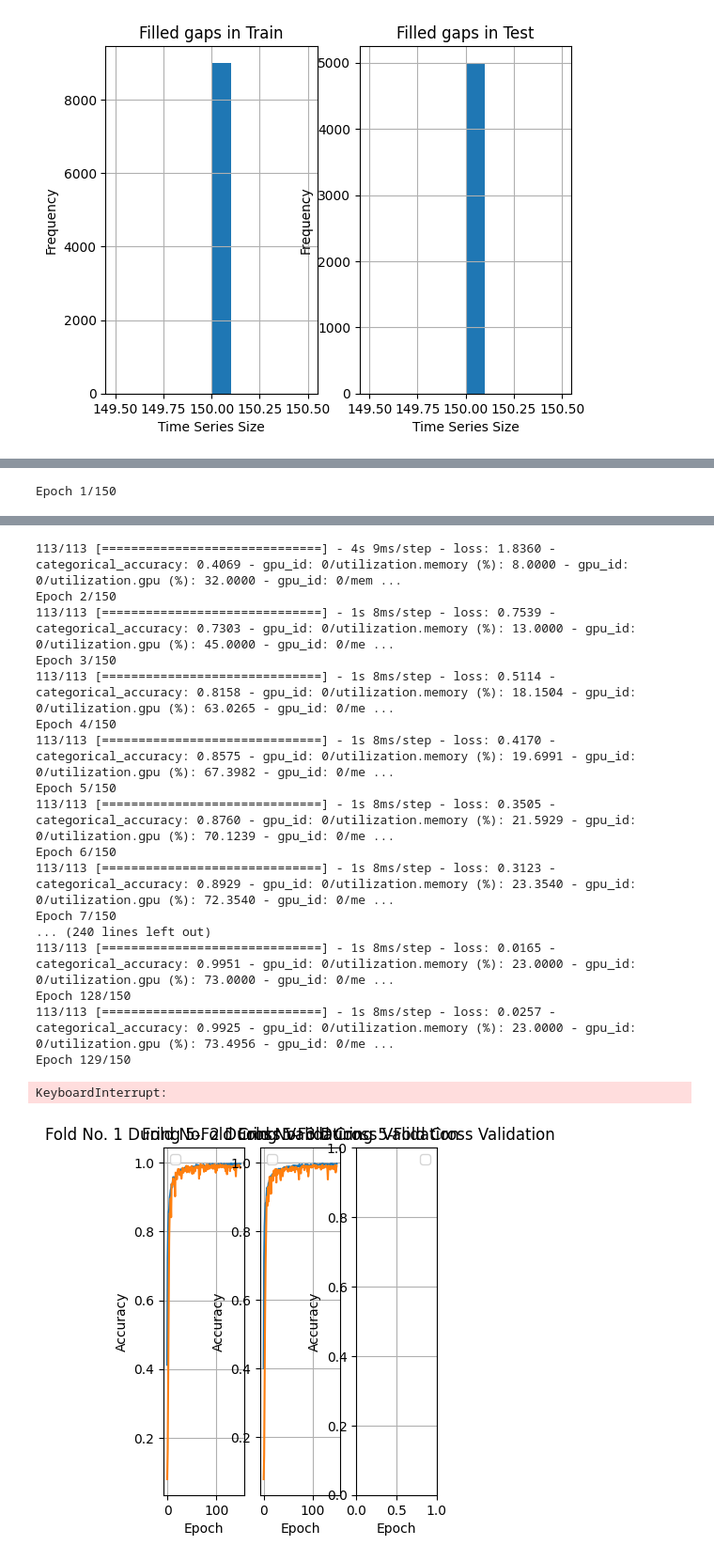
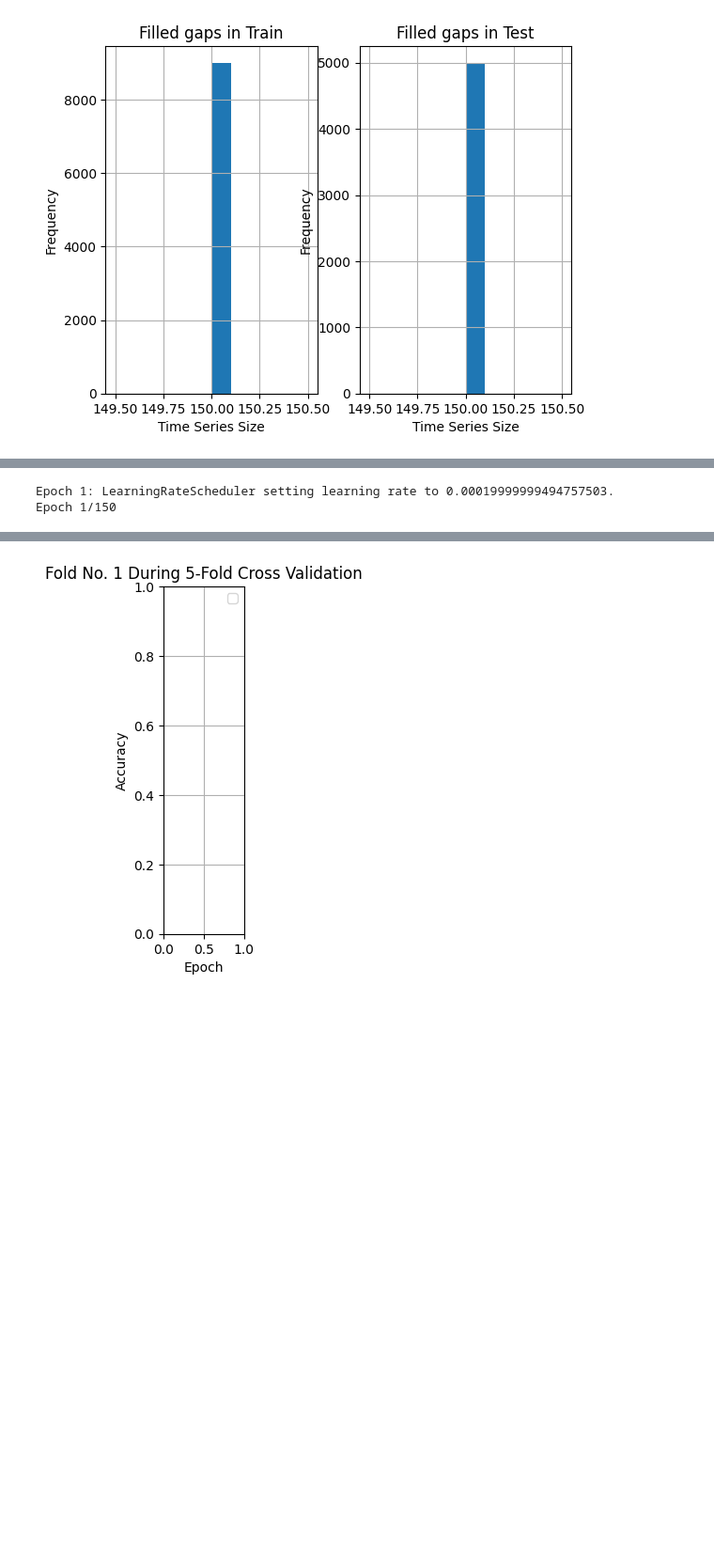
Before and after one commit to fusedbloxxer/ub-g11-pml, a Jupyter notebook: projects/smart/src/main.ipynb, the cells around one changed output, grey strips where cells are left out. Shown at 94% size. Cells and saved outputs as stored; diff of their text form; code cells hidden in the pictures; blank space fills up the shorter version.

Commit message:
Increase weight_decay, add lr_scheduler, fix glorot init bug.

```diff
--- a/projects/smart/src/main.ipynb
+++ b/projects/smart/src/main.ipynb
@@ -185,28 +185,28 @@ def create_tcnn_model(hparams: TCNNParams) -> tw.keras.Model:
   model_tcnn = tw.keras.Sequential([
     tw.keras.layers.InputLayer(input_shape=(1, 150, 3)),
 
-    tw.keras.layers.Conv2D(hparams['n_filters'], kernel_size=(1, 7), padding='same', kernel_initializer=hparams['m_init']),
+    tw.keras.layers.Conv2D(hparams['n_filters'], kernel_size=(1, hparams['s_filters']), padding='same', kernel_initializer=hparams['m_init']),
     tw.keras.layers.BatchNormalization(),
     hparams['activ_fn'],
-    tw.keras.layers.Conv2D(hparams['n_filters'], kernel_size=(1, 7), padding='same', kernel_initializer=hparams['m_init']),
+    tw.keras.layers.Conv2D(hparams['n_filters'], kernel_size=(1, hparams['s_filters']), padding='same', kernel_initializer=hparams['m_init']),
     tw.keras.layers.BatchNormalization(),
     hparams['activ_fn'],
     tw.keras.layers.MaxPool2D(pool_size=(1, 3), strides=(1, 2), padding='same'),
     tw.keras.layers.Dropout(hparams['dropout']),
 
-    tw.keras.layers.Conv2D(hparams['n_filters'] * 2, kernel_size=(1, 7), padding='same', kernel_initializer=hparams['m_init']),
+    tw.keras.layers.Conv2D(hparams['n_filters'] * 2, kernel_size=(1, hparams['s_filters']), padding='same', kernel_initializer=hparams['m_init']),
     tw.keras.layers.BatchNormalization(),
     hparams['activ_fn'],
-    tw.keras.layers.Conv2D(hparams['n_filters'] * 2, kernel_size=(1, 7), padding='same', kernel_initializer=hparams['m_init']),
+    tw.keras.layers.Conv2D(hparams['n_filters'] * 2, kernel_size=(1, hparams['s_filters']), padding='same', kernel_initializer=hparams['m_init']),
     tw.keras.layers.BatchNormalization(),
     hparams['activ_fn'],
     tw.keras.layers.MaxPool2D(pool_size=(1, 3), strides=(1, 2), padding='same'),
     tw.keras.layers.Dropout(hparams['dropout']),
 
-    tw.keras.layers.Conv2D(hparams['n_filters'] * 4, kernel_size=(1, 7), padding='same', kernel_initializer=hparams['m_init']),
+    tw.keras.layers.Conv2D(hparams['n_filters'] * 4, kernel_size=(1, hparams['s_filters']), padding='same', kernel_initializer=hparams['m_init']),
     tw.keras.layers.BatchNormalization(),
     hparams['activ_fn'],
-    tw.keras.layers.Conv2D(hparams['n_filters'] * 4, kernel_size=(1, 7), padding='same', kernel_initializer=hparams['m_init']),
+    tw.keras.layers.Conv2D(hparams['n_filters'] * 4, kernel_size=(1, hparams['s_filters']), padding='same', kernel_initializer=hparams['m_init']),
     tw.keras.layers.BatchNormalization(),
     hparams['activ_fn'],
     tw.keras.layers.MaxPool2D(pool_size=(1, 3), strides=(1, 2), padding='same'),
@@ -248,10 +248,26 @@ def epoch_graph_callback() -> tw.keras.callbacks.Callback:
 def gpu_utiliz_callback() -> tw.keras.callbacks.Callback:
   return GpuStatsLogger(['/gpu:0'], memory_utilization=True, gpu_utilization=True)
 
+def periodic_rate_decrementer(start: int, period: int, factor: float) -> Callable[[int, float], float]:
+  def stabilize_lr(epoch: int, learn: float) -> float:
+    if epoch < start:
+      return learn
+    if (epoch - start) % period == 0:
+      return learn * factor
+    return learn
+  return stabilize_lr
+
+def lr_updater_callback() -> tw.keras.callbacks.Callback:
+  return tw.keras.callbacks.LearningRateScheduler(
+    verbose=1,
+    schedule=periodic_rate_decrementer(30, 10, 0.6)
+  )
+
 def fitting_callbacks() -> List[tw.keras.callbacks.Callback]:
   return [
     epoch_graph_callback(),
     gpu_utiliz_callback(),
+    lr_updater_callback()
   ]
 # %%
 from sklearn.model_selection import KFold
@@ -270,9 +286,10 @@ tparams: TrainParams = {
   'n_epochs': 150,
 }
 hparams: TCNNParams = {
-  'optim': lambda: Adam(learning_rate=2e-4, weight_decay=7e-6),
-  'm_init': tw.keras.initializers.GlorotNormal(),
+  'optim': lambda: Adam(learning_rate=2e-4, weight_decay=9e-6),
+  'm_init': tw.keras.initializers.GlorotNormal(seed=93),
   'activ_fn': tw.keras.layers.Activation('relu'),
+  's_filters': 7,
   'n_filters': 64,
   'n_units': 724,
   'dropout': 0.3,
@@ -345,4 +362,5 @@ pt.title('Training Accuracy')
 pt.plot(ny.arange(tparams['n_folds']), trn_accy)
 pt.show()
 # %% [output]
+Epoch 1: LearningRateScheduler setting learning rate to 0.00019999999494757503.
 Epoch 1/150
@@ -386,22 +386,4 @@ Epoch 1/150
-113/113 [==============================] - 4s 9ms/step - loss: 1.8360 - categorical_accuracy: 0.4069 - gpu_id: 0/utilization.memory (%): 8.0000 - gpu_id: 0/utilization.gpu (%): 32.0000 - gpu_id: 0/mem ...
-Epoch 2/150
-113/113 [==============================] - 1s 8ms/step - loss: 0.7539 - categorical_accuracy: 0.7303 - gpu_id: 0/utilization.memory (%): 13.0000 - gpu_id: 0/utilization.gpu (%): 45.0000 - gpu_id: 0/me ...
-Epoch 3/150
-113/113 [==============================] - 1s 8ms/step - loss: 0.5114 - categorical_accuracy: 0.8158 - gpu_id: 0/utilization.memory (%): 18.1504 - gpu_id: 0/utilization.gpu (%): 63.0265 - gpu_id: 0/me ...
-Epoch 4/150
-113/113 [==============================] - 1s 8ms/step - loss: 0.4170 - categorical_accuracy: 0.8575 - gpu_id: 0/utilization.memory (%): 19.6991 - gpu_id: 0/utilization.gpu (%): 67.3982 - gpu_id: 0/me ...
-Epoch 5/150
-113/113 [==============================] - 1s 8ms/step - loss: 0.3505 - categorical_accuracy: 0.8760 - gpu_id: 0/utilization.memory (%): 21.5929 - gpu_id: 0/utilization.gpu (%): 70.1239 - gpu_id: 0/me ...
-Epoch 6/150
-113/113 [==============================] - 1s 8ms/step - loss: 0.3123 - categorical_accuracy: 0.8929 - gpu_id: 0/utilization.memory (%): 23.3540 - gpu_id: 0/utilization.gpu (%): 72.3540 - gpu_id: 0/me ...
-Epoch 7/150
-... (240 lines left out)
-113/113 [==============================] - 1s 8ms/step - loss: 0.0165 - categorical_accuracy: 0.9951 - gpu_id: 0/utilization.memory (%): 23.0000 - gpu_id: 0/utilization.gpu (%): 73.0000 - gpu_id: 0/me ...
-Epoch 128/150
-113/113 [==============================] - 1s 8ms/step - loss: 0.0257 - categorical_accuracy: 0.9925 - gpu_id: 0/utilization.memory (%): 23.0000 - gpu_id: 0/utilization.gpu (%): 73.4956 - gpu_id: 0/me ...
-Epoch 129/150
-KeyboardInterrupt:
-[figure, old version]
+[figure, new version]
 # %%
 from sklearn.metrics import ConfusionMatrixDisplay, confusion_matrix
 
```
Also changed, not shown: parts of 8 cells of this notebook.
